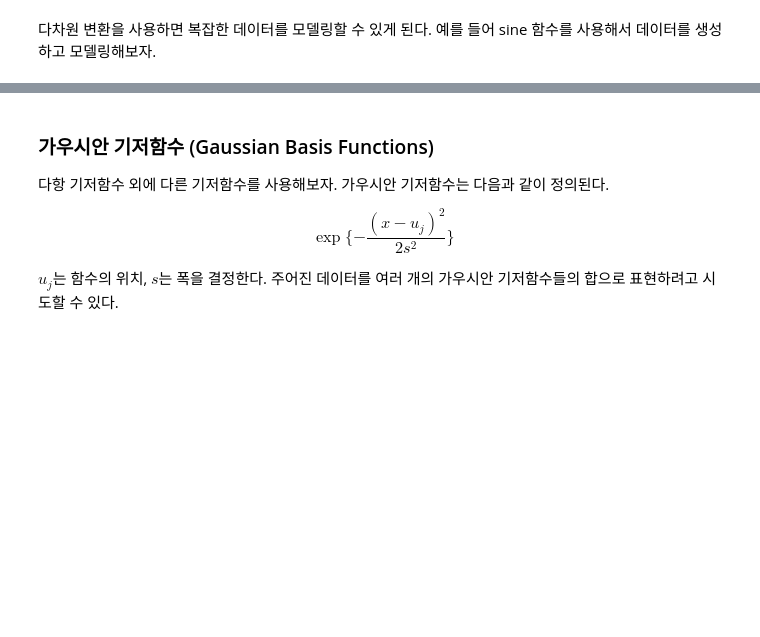
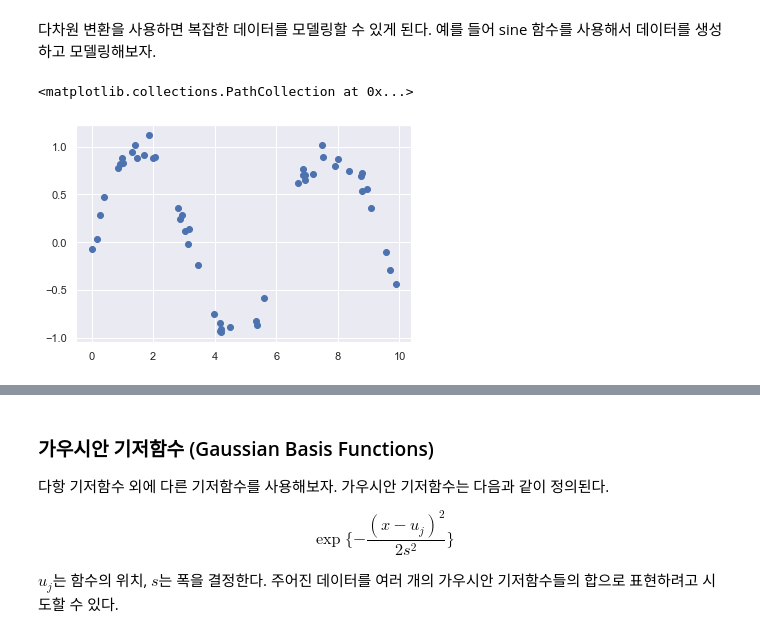
Before and after one commit to liebespaar93/programmers, a Jupyter notebook: [KDT] AI 6주차/ML_Basics (Linear Regression).ipynb, the cells around one changed output, grey strips where cells are left out. Drawn from its saved outputs; the diff is of its cells as text; code cells hidden in the pictures; blank space fills up the shorter version.

```diff
--- a/[KDT] AI 6주차/ML_Basics (Linear Regression).ipynb
+++ b/[KDT] AI 6주차/ML_Basics (Linear Regression).ipynb
@@ -103,8 +125,11 @@ poly_model = make_pipeline(PolynomialFeatures(7),
 # %%
 rng = np.random.RandomState(1)
 x = 10 * rng.rand(50)
 y = np.sin(x) + 0.1 * rng.randn(50)
-줌줌줌plt.scatter(x, y)
+plt.scatter(x, y)
+# %% [output]
+<matplotlib.collections.PathCollection at 0x...>
+[figure, added]
 # %%
 poly_model.fit(x[:, np.newaxis], y) # 이제 데이터를 넣어줌
 yfit = poly_model.predict(xfit[:, np.newaxis]) #아까 poly_model 은 7차원으로 만듬 그거에 맞게 점과의 거리가 낮게 맞처줌
```
Also changed, not shown: parts of 16 cells of this notebook, 30 other files.
